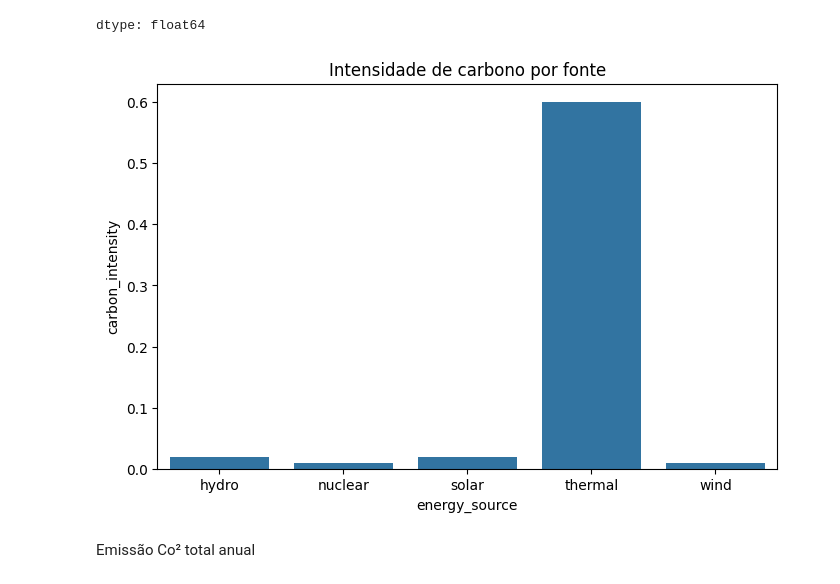
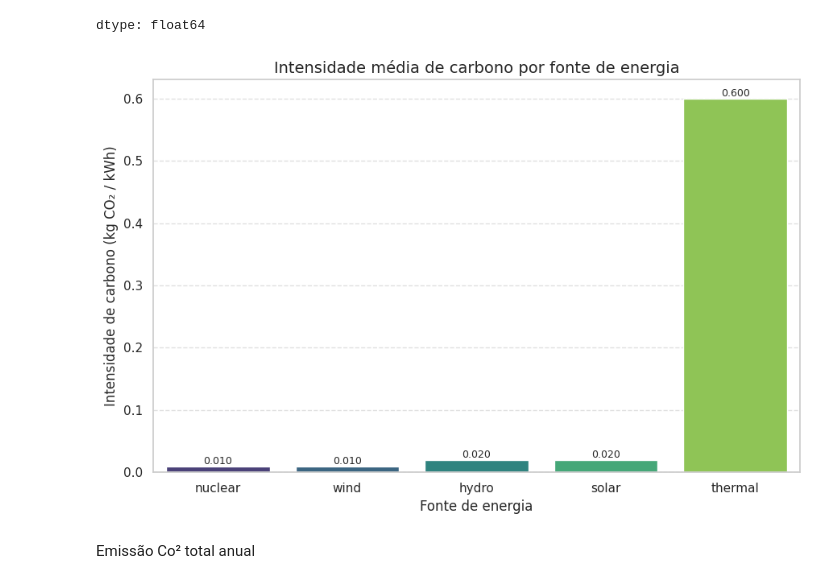
Before and after one commit to carbon-footprint-analysis/carbon-footprint-analysis, a Jupyter notebook: notebooks/CarbonFootprintAnalysis_EDA.ipynb, the cells around one changed output. Saved outputs shown, nothing was run; the diff lists cells and outputs as text; code cells hidden in the pictures.

```diff
--- a/notebooks/CarbonFootprintAnalysis_EDA.ipynb
+++ b/notebooks/CarbonFootprintAnalysis_EDA.ipynb
@@ -645,14 +897,37 @@ raw.groupby("energy_source")["carbon_intensity"].mean()
 | wind | 0.010002 |
 dtype: float64
 # %%
-carbon_source = raw.groupby("energy_source")["carbon_intensity"].mean().reset_index()
+carbon_source = (
+    raw.groupby("energy_source")["carbon_intensity"]
+    .mean()
+    .sort_values()
+    .reset_index()
+)
 
-plt.figure(figsize=(8,5))
-sns.barplot(data=carbon_source, x="energy_source", y="carbon_intensity")
-plt.title("Intensidade de carbono por fonte")
+plt.figure(figsize=(9,6))
+
+ax = sns.barplot(
+    data=carbon_source,
+    x="energy_source",
+    y="carbon_intensity",
+    order=carbon_source["energy_source"],
+    palette="viridis"
+)
+
+plt.title("Intensidade média de carbono por fonte de energia", fontsize=14)
+plt.xlabel("Fonte de energia")
+plt.ylabel("Intensidade de carbono (kg CO₂ / kWh)")
+
+plt.grid(axis="y", linestyle="--", alpha=0.6)
+
+# valores nas barras
+for i, v in enumerate(carbon_source["carbon_intensity"]):
+    ax.text(i, v, f"{v:.3f}", ha="center", va="bottom", fontsize=9)
+
+plt.tight_layout()
 plt.show()
 # %% [output]
-[figure, old version]
+[figure, new version]
 # %% [markdown]
 Emissão Co² total anual
 # %%
```
Also changed, not shown: parts of 19 cells of this notebook.
